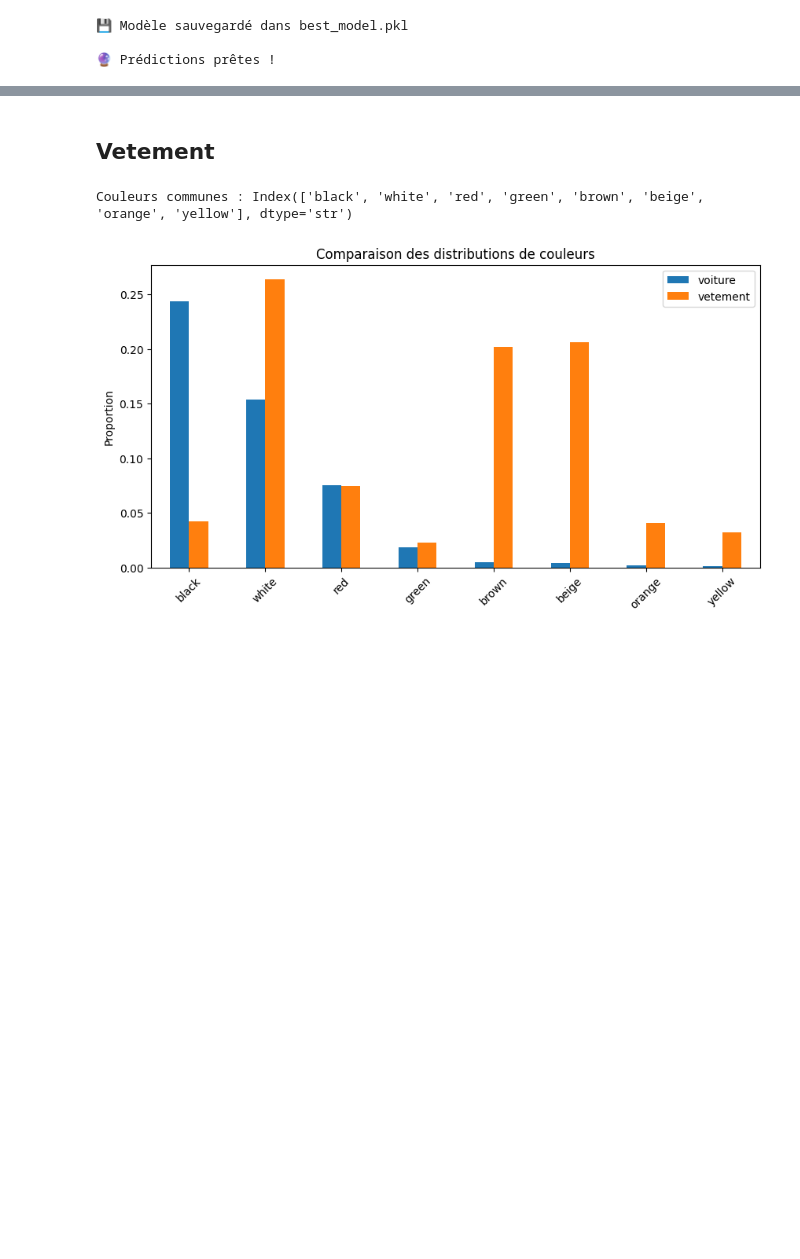
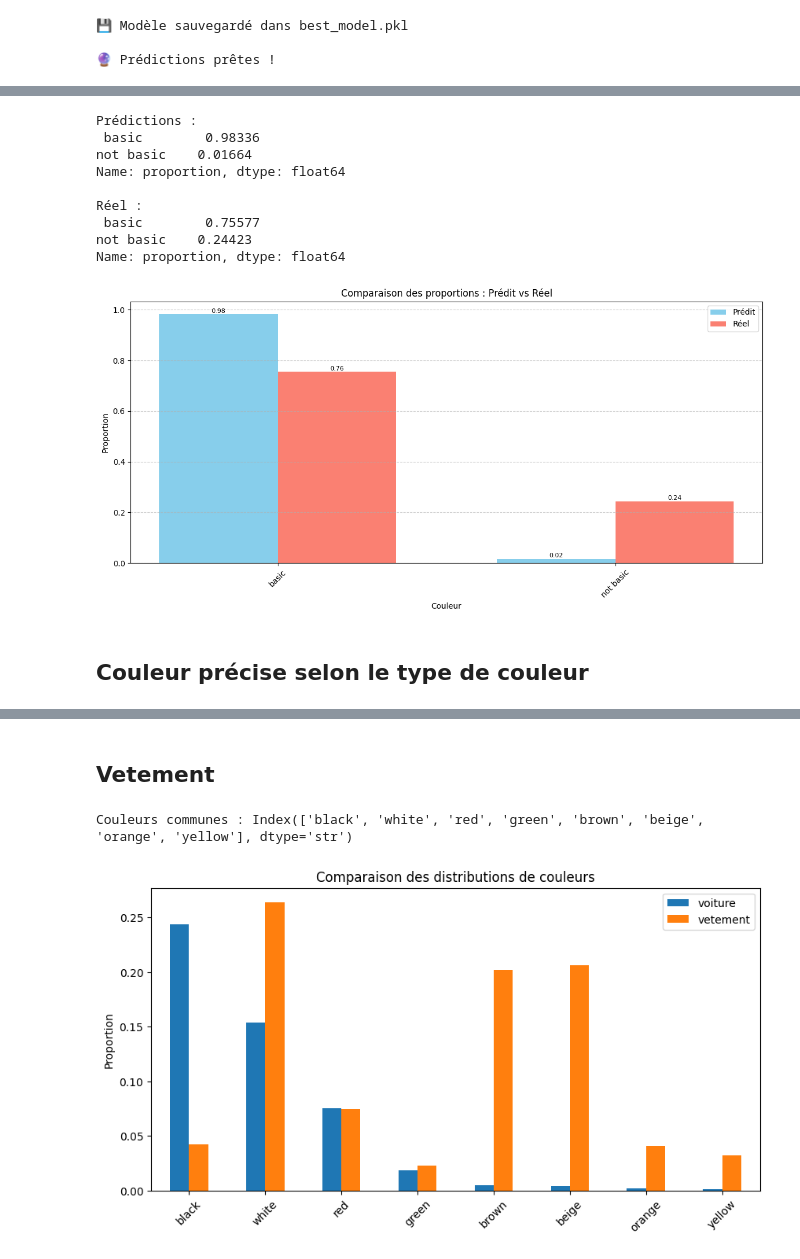
Before and after one commit to Melanie-Gomis/Marathon_du_web_couleurs_automobiles, a Jupyter notebook: Prediction.ipynb, the cells around one changed output, grey strips where cells are left out. Saved outputs shown, nothing was run; the diff lists cells and outputs as text; code cells hidden in the pictures; blank space fills up the shorter version.

Commit message:
Amélioration de Prediction.ipynb

```diff
--- a/Prediction.ipynb
+++ b/Prediction.ipynb
@@ -1309,0 +1212,80 @@ Name: proportion, dtype: float64
+# %%
+# -----------------------------
+# PROPORTIONS PREDICTIONS
+# -----------------------------
+counts_pred = pd.Series(predictions).value_counts(normalize=True)
+
+# -----------------------------
+# PROPORTIONS REELLES
+# -----------------------------
+y_test_labels = le.inverse_transform(y_test)
+counts_real = pd.Series(y_test_labels).value_counts(normalize=True)
+
+print("Prédictions :\n", counts_pred)
+print("\nRéel :\n", counts_real)
+
+# -----------------------------
+# ALIGNEMENT DES LABELS
+# -----------------------------
+all_labels = sorted(set(counts_pred.index).union(set(counts_real.index)))
+
+counts_pred = counts_pred.reindex(all_labels, fill_value=0)
+counts_real = counts_real.reindex(all_labels, fill_value=0)
+
+# -----------------------------
+# POSITIONS
+# -----------------------------
+x = np.arange(len(all_labels))
+width = 0.35
+
+# -----------------------------
+# PLOT
+# -----------------------------
+plt.figure(figsize=(12,6))
+
+bars1 = plt.bar(x - width/2, counts_pred, width, label="Prédit", color="skyblue")
+bars2 = plt.bar(x + width/2, counts_real, width, label="Réel", color="salmon")
+
+# -----------------------------
+# VALEURS SUR LES BARRES
+# -----------------------------
+for bar in bars1:
+    height = bar.get_height()
+    plt.text(bar.get_x() + bar.get_width()/2, height + 0.005,
+             f"{height:.2f}", ha='center', fontsize=8)
+
+for bar in bars2:
+    height = bar.get_height()
+    plt.text(bar.get_x() + bar.get_width()/2, height + 0.005,
+             f"{height:.2f}", ha='center', fontsize=8)
+
+# -----------------------------
+# AXES
+# -----------------------------
+plt.xticks(x, all_labels, rotation=45)
+plt.xlabel("Couleur")
+plt.ylabel("Proportion")
+
+plt.title("Comparaison des proportions : Prédit vs Réel")
+
+# -----------------------------
+# STYLE
+# -----------------------------
+plt.legend()
+plt.grid(axis='y', linestyle='--', alpha=0.6)
+
+plt.tight_layout()
+plt.show()
+# %% [output]
+Prédictions :
+ basic        0.98336
+not basic    0.01664
+Name: proportion, dtype: float64
+
+Réel :
+ basic        0.75577
+not basic    0.24423
+Name: proportion, dtype: float64
+[figure, added]
+# %% [markdown]
+## Couleur précise selon le type de couleur
```
Also changed, not shown: parts of 27 cells of this notebook, 8 other files.
